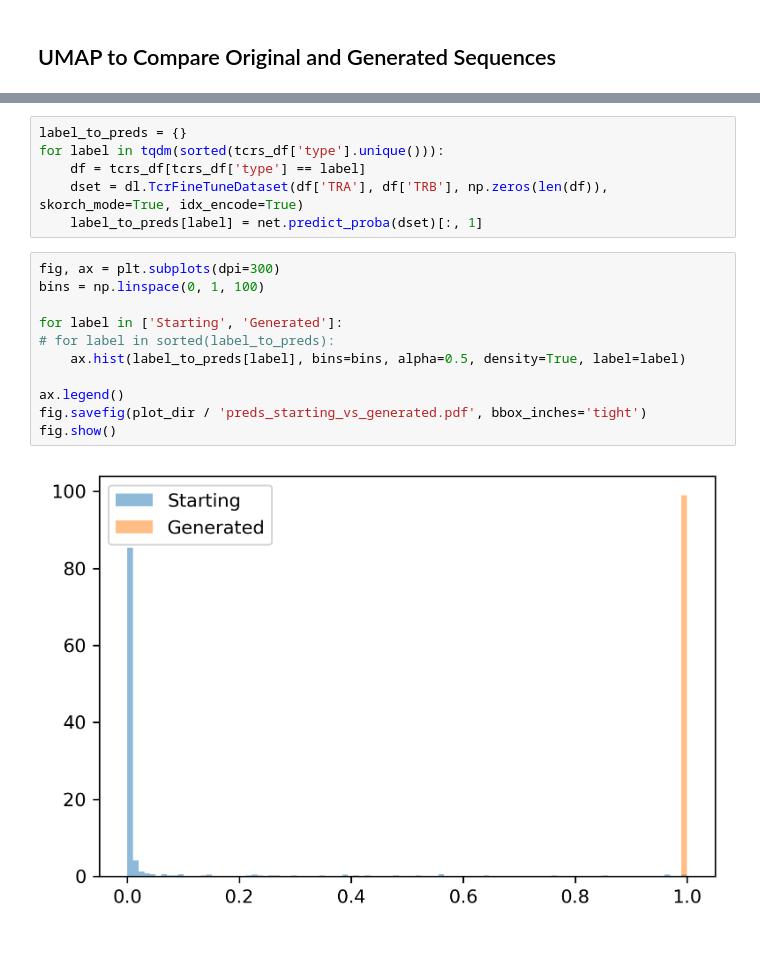
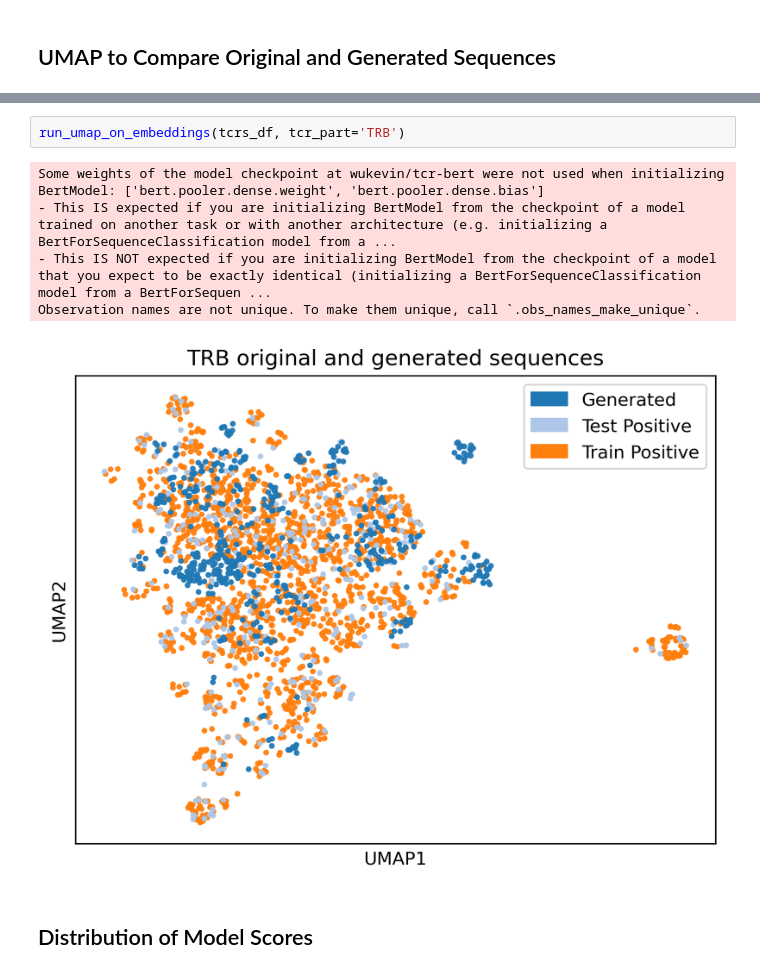
Before and after one commit to swansonk14/tcr-bert, a Jupyter notebook: jupyter/tcr_engineering_analysis.ipynb, the cells around one changed output, grey strips where cells are left out. Saved outputs shown, nothing was run; the diff lists cells and outputs as text; blank space fills up the shorter version.

```diff
--- a/jupyter/tcr_engineering_analysis.ipynb
+++ b/jupyter/tcr_engineering_analysis.ipynb
@@ -293,19 +284,10 @@ plot_utils.plot_anndata_rep(
-# %%
-label_to_preds = {}
-for label in tqdm(sorted(tcrs_df['type'].unique())):
-    df = tcrs_df[tcrs_df['type'] == label]
-    dset = dl.TcrFineTuneDataset(df['TRA'], df['TRB'], np.zeros(len(df)), skorch_mode=True, idx_encode=True)
-    label_to_preds[label] = net.predict_proba(dset)[:, 1]
-# %%
-fig, ax = plt.subplots(dpi=300)
-bins = np.linspace(0, 1, 100)
-
-for label in ['Starting', 'Generated']:
-# for label in sorted(label_to_preds):
-    ax.hist(label_to_preds[label], bins=bins, alpha=0.5, density=True, label=label)
-
-ax.legend()
-fig.savefig(plot_dir / 'preds_starting_vs_generated.pdf', bbox_inches='tight')
-fig.show()
-# %% [output]
-[figure, removed]
+# %%
+run_umap_on_embeddings(tcrs_df, tcr_part='TRB')
+# %% [output]
+Some weights of the model checkpoint at wukevin/tcr-bert were not used when initializing BertModel: ['bert.pooler.dense.weight', 'bert.pooler.dense.bias']
+- This IS expected if you are initializing BertModel from the checkpoint of a model trained on another task or with another architecture (e.g. initializing a BertForSequenceClassification model from a ...
+- This IS NOT expected if you are initializing BertModel from the checkpoint of a model that you expect to be exactly identical (initializing a BertForSequenceClassification model from a BertForSequen ...
+Observation names are not unique. To make them unique, call `.obs_names_make_unique`.
+[figure, added]
+# %% [markdown]
+## Distribution of Model Scores
```
Also changed, not shown: parts of 20 cells of this notebook.
